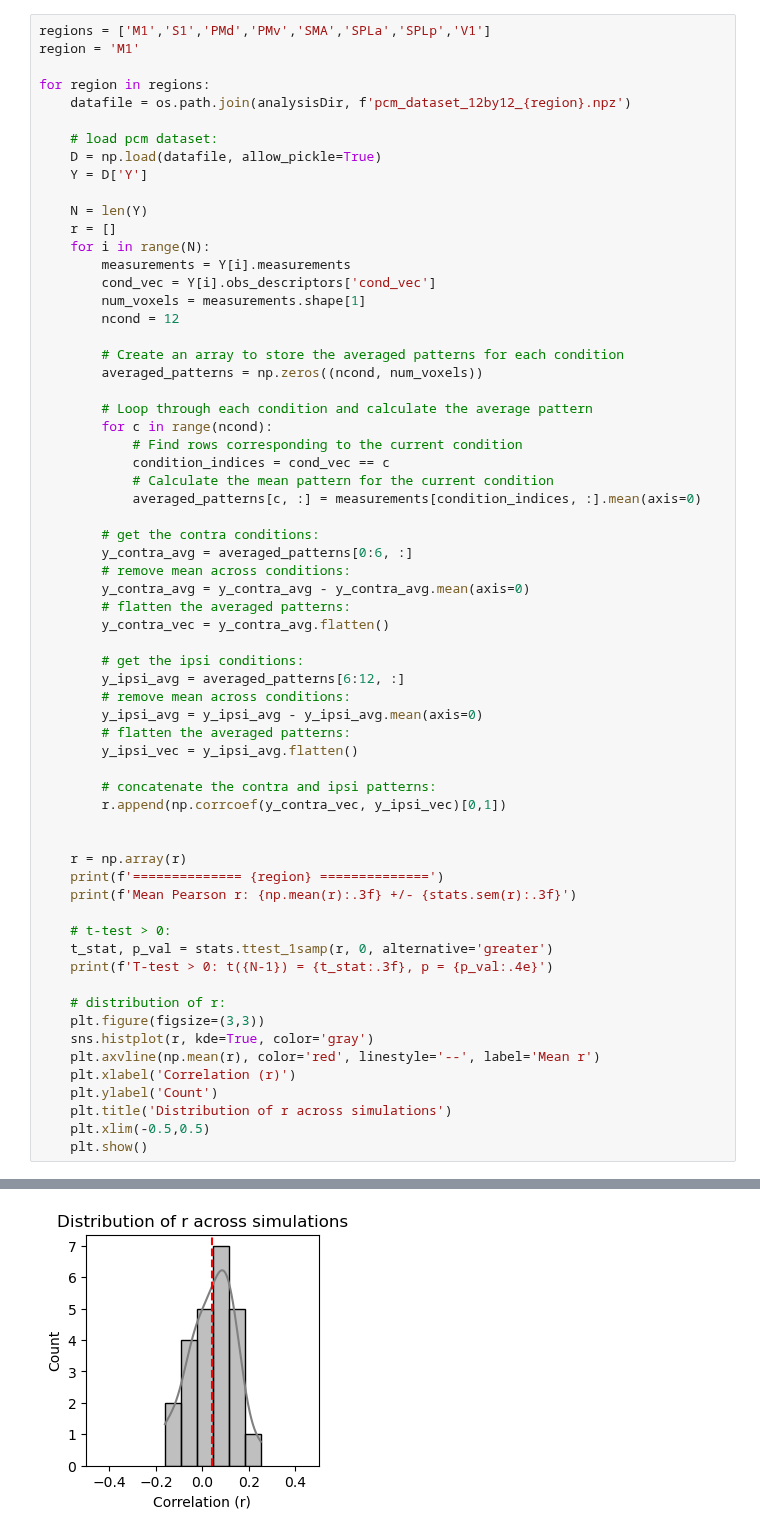
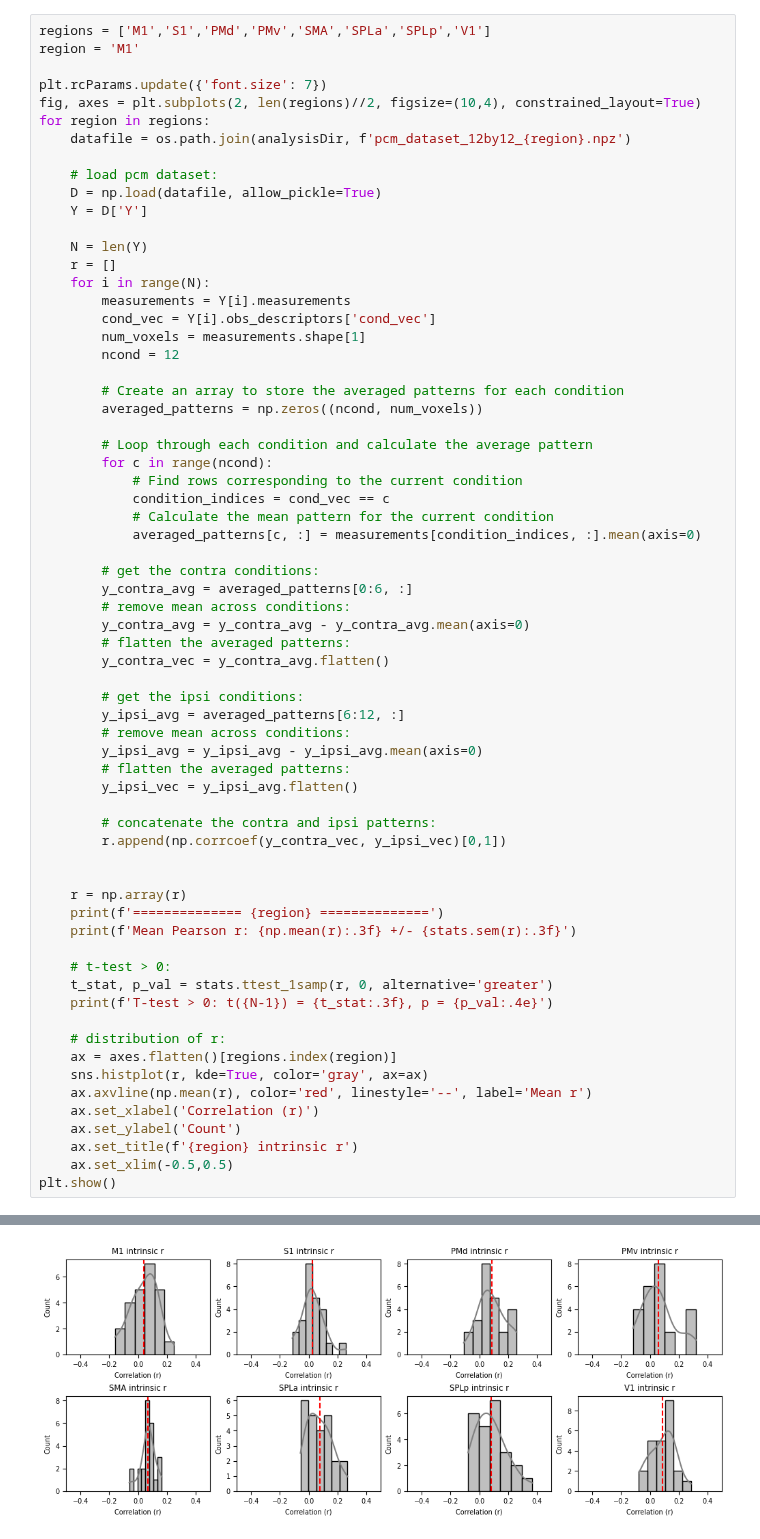
Before and after one commit to alighavam/bimanual_wrist, a Jupyter notebook: notebooks_mri/correlation_unimanual.ipynb, the cells around one changed output, grey strips where cells are left out. Drawn from its saved outputs; the diff is of its cells as text.

```diff
--- a/notebooks_mri/correlation_unimanual.ipynb
+++ b/notebooks_mri/correlation_unimanual.ipynb
@@ -60,6 +59,8 @@ analysisDir = os.path.join(os.path.dirname(os.path.dirname(baseDir)), 'analysis'
 regions = ['M1','S1','PMd','PMv','SMA','SPLa','SPLp','V1']
 region = 'M1'
 
+plt.rcParams.update({'font.size': 7})
+fig, axes = plt.subplots(2, len(regions)//2, figsize=(10,4), constrained_layout=True)
 for region in regions:
     datafile = os.path.join(analysisDir, f'pcm_dataset_12by12_{region}.npz')
 
@@ -112,14 +113,14 @@ for region in regions:
     print(f'T-test > 0: t({N-1}) = {t_stat:.3f}, p = {p_val:.4e}')
 
     # distribution of r:
-    plt.figure(figsize=(3,3))
-    sns.histplot(r, kde=True, color='gray')
-    plt.axvline(np.mean(r), color='red', linestyle='--', label='Mean r')
-    plt.xlabel('Correlation (r)')
-    plt.ylabel('Count')
-    plt.title('Distribution of r across simulations')
-    plt.xlim(-0.5,0.5)
-    plt.show()
+    ax = axes.flatten()[regions.index(region)]
+    sns.histplot(r, kde=True, color='gray', ax=ax)
+    ax.axvline(np.mean(r), color='red', linestyle='--', label='Mean r')
+    ax.set_xlabel('Correlation (r)')
+    ax.set_ylabel('Count')
+    ax.set_title(f'{region} intrinsic r')
+    ax.set_xlim(-0.5,0.5)
+plt.show()
 # %% [output]
 ============== M1 ==============
 Mean Pearson r: 0.042 +/- 0.020
@@ -127 +142 @@ T-test > 0: t(23) = 2.090, p = 2.3928e-02
-[figure, old version]
+[figure, new version]
```
Also changed, not shown: parts of 13 cells of this notebook, 4 other files.
